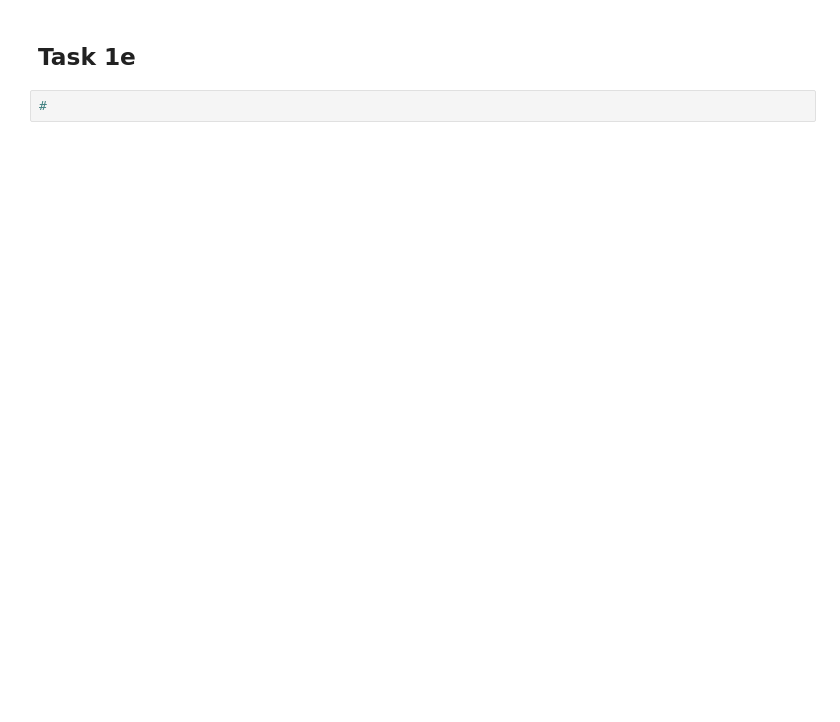
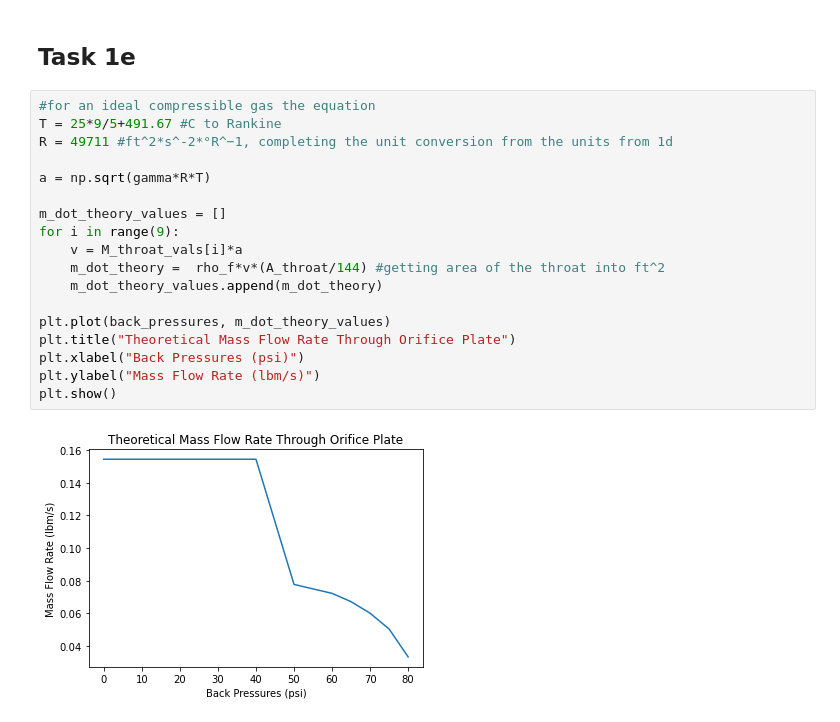
Before and after one commit to HarrisonStoelting/AeroLab, a Jupyter notebook: Lab2/Lab2_Calc.ipynb, the cells around one changed output. Cells and saved outputs as stored; diff of their text form; blank space fills up the shorter version.

```diff
--- a/Lab2/Lab2_Calc.ipynb
+++ b/Lab2/Lab2_Calc.ipynb
@@ -245,4 +252,22 @@ plt.show()
 # %% [markdown]
 ## Task 1e
-# %%
-#
+# %%
+#for an ideal compressible gas the equation
+T = 25*9/5+491.67 #C to Rankine
+R = 49711 #ft^2*s^-2*°R^−1, completing the unit conversion from the units from 1d
+
+a = np.sqrt(gamma*R*T)
+
+m_dot_theory_values = []
+for i in range(9):
+    v = M_throat_vals[i]*a
+    m_dot_theory =  rho_f*v*(A_throat/144) #getting area of the throat into ft^2
+    m_dot_theory_values.append(m_dot_theory)
+
+plt.plot(back_pressures, m_dot_theory_values)
+plt.title("Theoretical Mass Flow Rate Through Orifice Plate")
+plt.xlabel("Back Pressures (psi)")
+plt.ylabel("Mass Flow Rate (lbm/s)")
+plt.show()
+# %% [output]
+[figure, added]
```
Also changed, not shown: parts of 2 cells of this notebook.
